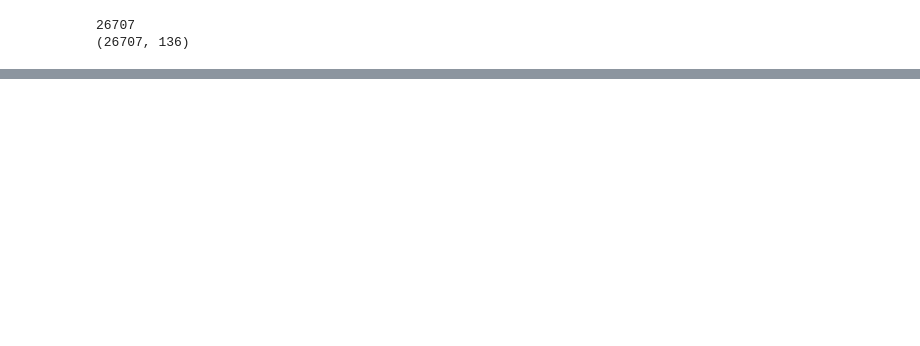
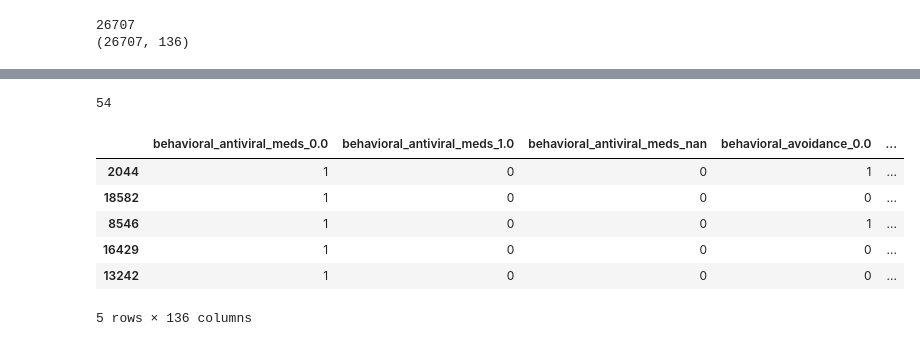
Before and after one commit to kjspring/dsc-phase-3-project-v2-3, a Jupyter notebook: Untitled.ipynb, the cells around one changed output, grey strips where cells are left out. Cells and saved outputs as stored; diff of their text form; code cells hidden in the pictures; blank space fills up the shorter version.

```diff
--- a/Untitled.ipynb
+++ b/Untitled.ipynb
@@ -493,0 +477,14 @@ plt.close()
+# %%
+grid_search_dt.best_index_
+# %% [output]
+54
+# %%
+X_train.head(5)
+# %% [output]
+|  | behavioral_antiviral_meds_0.0 | behavioral_antiviral_meds_1.0 | behavioral_antiviral_meds_nan | behavioral_avoidance_0.0 | ... |
+| 2044 | 1 | 0 | 0 | 1 | ... |
+| 18582 | 1 | 0 | 0 | 0 | ... |
+| 8546 | 1 | 0 | 0 | 1 | ... |
+| 16429 | 1 | 0 | 0 | 0 | ... |
+| 13242 | 1 | 0 | 0 | 0 | ... |
+5 rows × 136 columns
```
Also changed, not shown: parts of 23 cells of this notebook.
